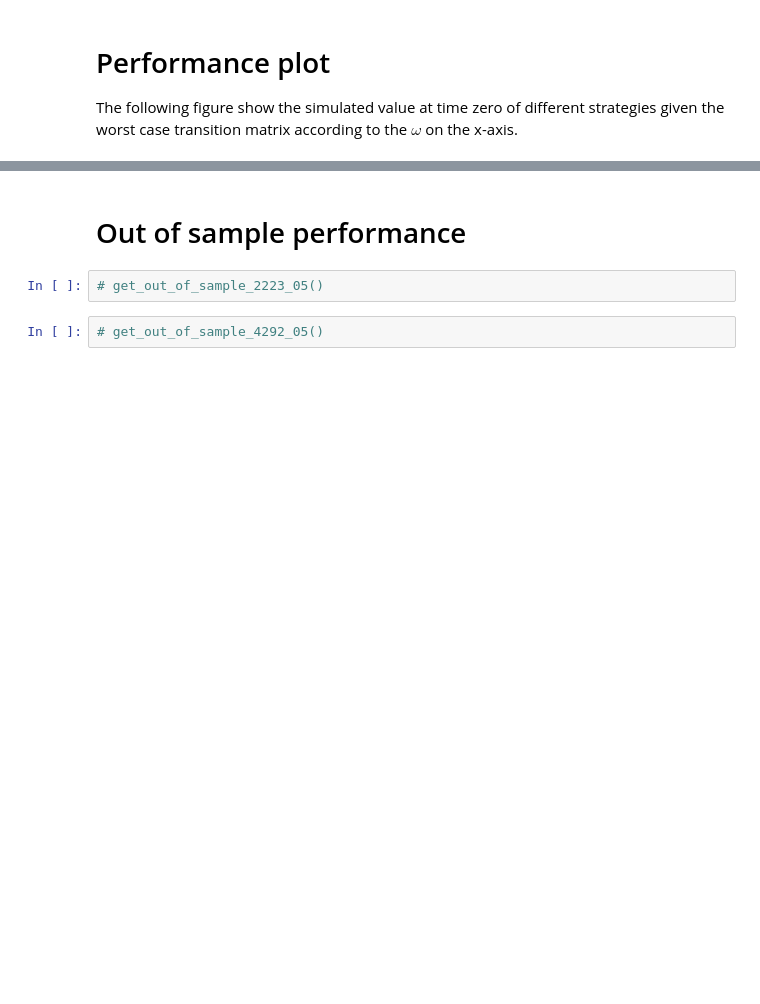
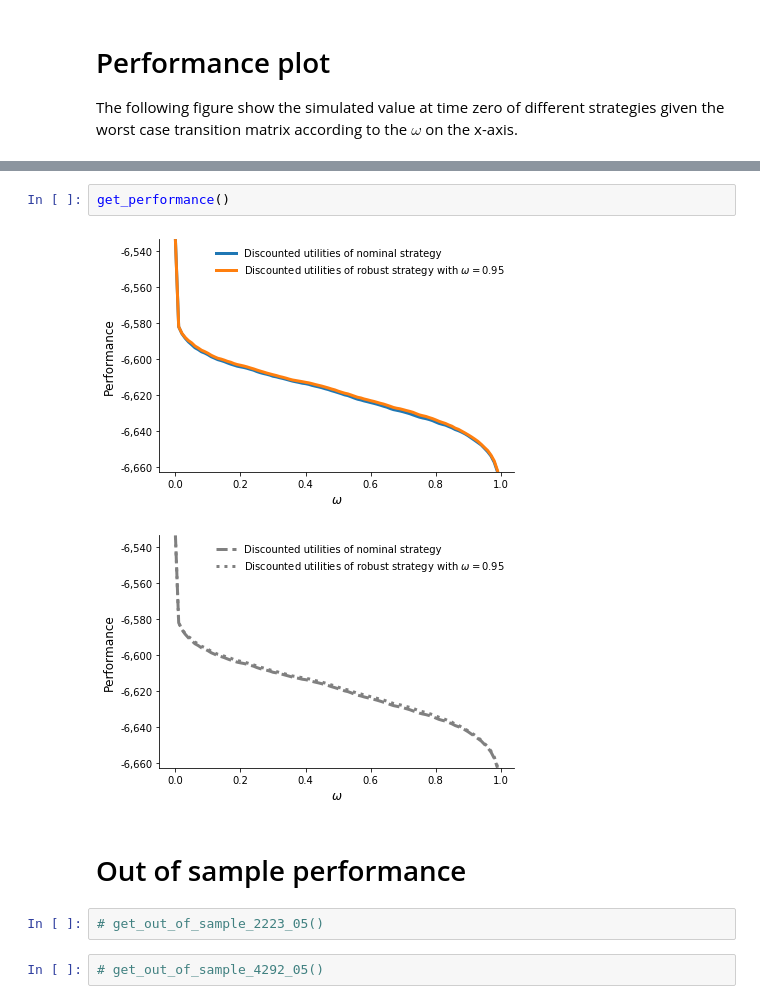
Before and after one commit to robustzurcher/analysis, a Jupyter notebook: notebooks/03_application.ipynb, the cells around one changed output, grey strips where cells are left out. Saved outputs shown, nothing was run; the diff lists cells and outputs as text; blank space fills up the shorter version.

```diff
--- a/notebooks/03_application.ipynb
+++ b/notebooks/03_application.ipynb
@@ -121,3 +161,8 @@ The following figure show the simulated value at time zero of different strategi
+# %%
+get_performance()
+# %% [output]
+[figure, added]
+[figure, added]
 # %% [markdown]
 # Out of sample performance
 # %%
```
Also changed, not shown: parts of 14 cells of this notebook, 3 other files.
